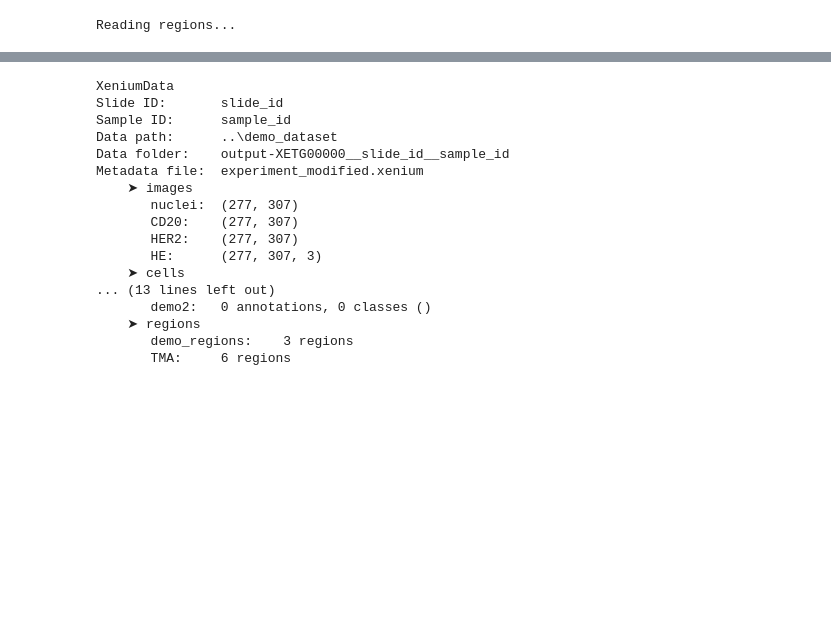
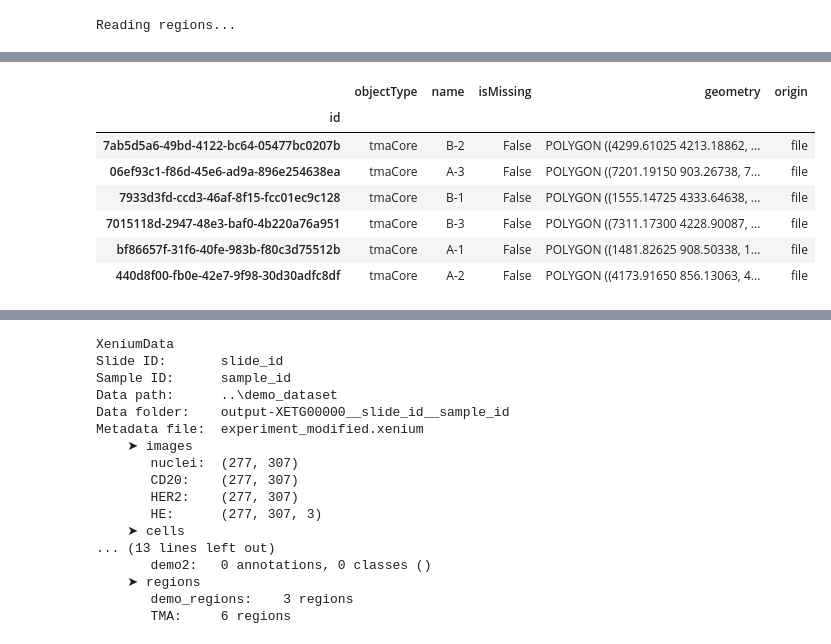
Before and after one commit to b-lemke98/InSituPy-1, a Jupyter notebook: notebooks/dev/04_InSituPy_regions_TMA_testing.ipynb, the cells around one changed output, grey strips where cells are left out. Saved outputs shown, nothing was run; the diff lists cells and outputs as text; code cells hidden in the pictures; blank space fills up the shorter version.

```diff
--- a/notebooks/dev/04_InSituPy_regions_TMA_testing.ipynb
+++ b/notebooks/dev/04_InSituPy_regions_TMA_testing.ipynb
@@ -104,0 +123,13 @@ Reading regions...
+# %%
+is_not_multipolygon = [not isinstance(p, MultiPolygon) for p in xd.regions.TMA.geometry]
+# %%
+xd.regions.TMA.loc[is_not_multipolygon]
+# %% [output]
+|  | objectType | name | isMissing | geometry | origin |
+| id |  |  |  |  |  |
+| 7ab5d5a6-49bd-4122-bc64-05477bc0207b | tmaCore | B-2 | False | POLYGON ((4299.61025 4213.18862, ... | file |
+| 06ef93c1-f86d-45e6-ad9a-896e254638ea | tmaCore | A-3 | False | POLYGON ((7201.19150 903.26738, 7... | file |
+| 7933d3fd-ccd3-46af-8f15-fcc01ec9c128 | tmaCore | B-1 | False | POLYGON ((1555.14725 4333.64638, ... | file |
+| 7015118d-2947-48e3-baf0-4b220a76a951 | tmaCore | B-3 | False | POLYGON ((7311.17300 4228.90087, ... | file |
+| bf86657f-31f6-40fe-983b-f80c3d75512b | tmaCore | A-1 | False | POLYGON ((1481.82625 908.50338, 1... | file |
+| 440d8f00-fb0e-42e7-9f98-30d30adfc8df | tmaCore | A-2 | False | POLYGON ((4173.91650 856.13063, 4... | file |
```
Also changed, not shown: parts of 12 cells of this notebook, 4 other files.
